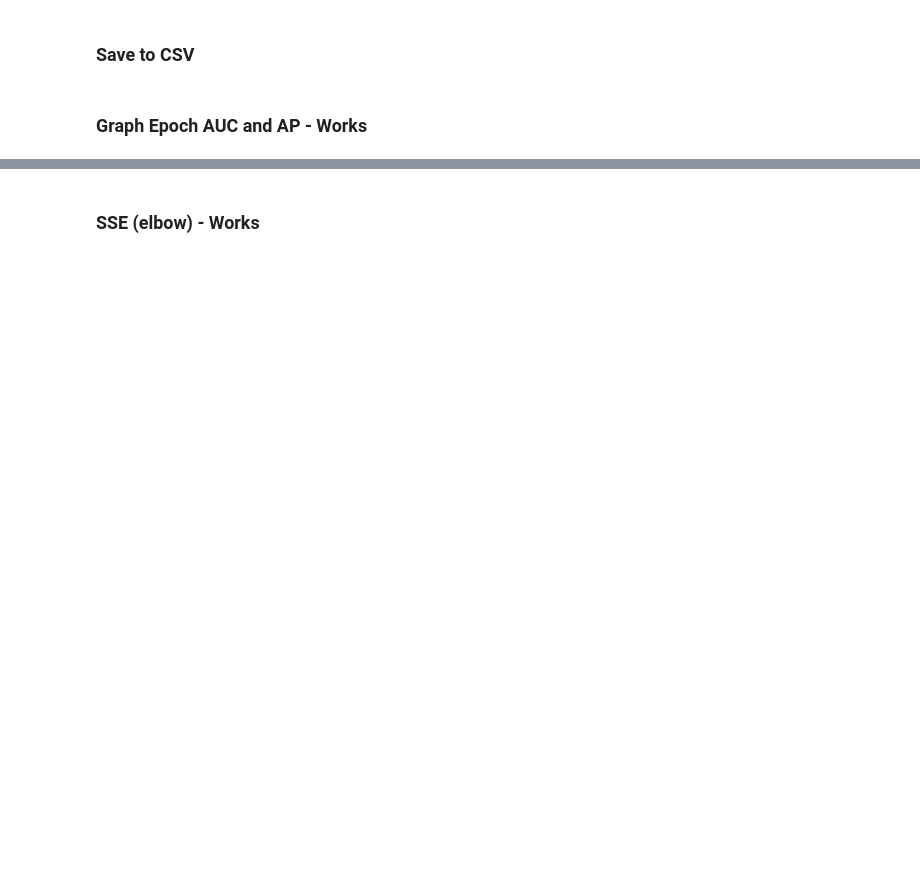
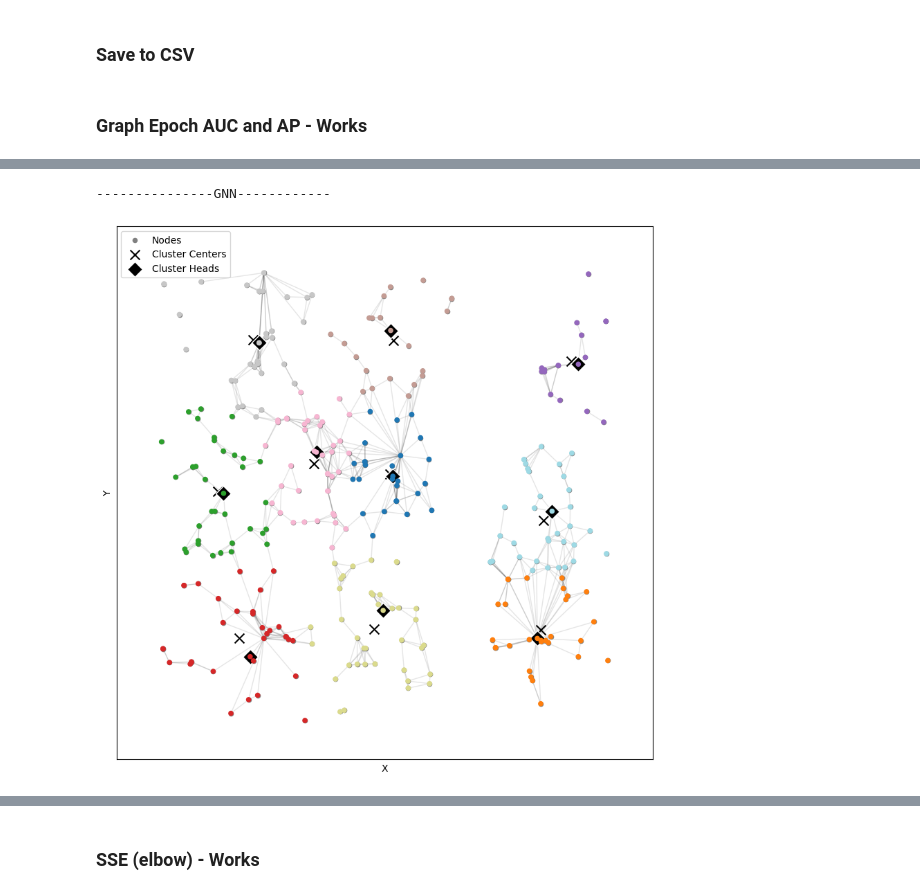
Before and after one commit to jegraham/1-GNN-Clustering, a Jupyter notebook: Simplified_Graham,_Jessica_GAE_Clustering_Phase_1_KMeans.ipynb, the cells around one changed output, grey strips where cells are left out. Saved outputs shown, nothing was run; the diff lists cells and outputs as text; code cells hidden in the pictures; blank space fills up the shorter version.

```diff
--- a/Simplified_Graham,_Jessica_GAE_Clustering_Phase_1_KMeans.ipynb
+++ b/Simplified_Graham,_Jessica_GAE_Clustering_Phase_1_KMeans.ipynb
@@ -648,0 +670,39 @@ NameError: ignored
+# %%
+print("---------------GNN (Latent Space Data) ------------")
+gnn_cluster_head_indices = []
+
+## ATTENTION- GNN CLUSTER CENTERS ARE ON LATENT SPACE AND CANNOT BE USED AS IT IS! CLUSTER CENTER AND HEAD ARE WRONG
+gnn_distances_to_centers = cdist(gnn_X, gnn_cluster_centers[:, :2])
+
+for i in range(num_clusters):
+    gnn_cluster_data_indices = np.where(gnn_labels == i)[0]
+    gnn_distances_to_center = gnn_distances_to_centers[gnn_cluster_data_indices, i]
+    gnn_cluster_head_index = gnn_cluster_data_indices[np.argmin(gnn_distances_to_center)]
+    gnn_cluster_head_indices.append(gnn_cluster_head_index)
+
+# Create a single figure and axis
+fig, ax = plt.subplots(figsize=(10, 10))
+nx.draw_networkx_edges(gnn_G, gnn_pos, alpha=0.1, ax=ax)
+gnn_scatter = ax.scatter(gnn_X[:, 0], gnn_X[:, 1], s=20, color='grey', label='Nodes')
+nx.draw_networkx_nodes(gnn_G, gnn_pos, cmap=plt.get_cmap('tab20'), node_color=gnn_labels, node_size=20, ax=ax)
+
+# Calculate and plot cluster centers
+gnn_cluster_centers = []
+for i in range(num_clusters):
+    gnn_cluster_data_indices = np.where(gnn_labels == i)[0]
+    gnn_cluster_center = np.mean(gnn_X[gnn_cluster_data_indices], axis=0)
+    gnn_cluster_centers.append(gnn_cluster_center)
+gnn_cluster_centers = np.array(gnn_cluster_centers)
+
+cluster_scatter = ax.scatter(gnn_cluster_centers[:, 0], gnn_cluster_centers[:, 1], marker='x', s=100, c='black', label='Cluster Centers')
+
+gnn_cluster_head_x = [gnn_X[i][0] for i in gnn_cluster_head_indices]
+gnn_cluster_head_y = [gnn_X[i][1] for i in gnn_cluster_head_indices]
+cluster_head_scatter = ax.scatter(gnn_cluster_head_x, gnn_cluster_head_y, marker='D', s=125, c='black', edgecolors='white', linewidth=1, label='Cluster Heads')
+ax.set_xlabel('X')
+ax.set_ylabel('Y')
+ax.set
+ax.legend(handles=[gnn_scatter, cluster_scatter, cluster_head_scatter])
+plt.savefig(f'{folder_path}{run_id}_{version}-cluster-centers-node-features-gnn', format='eps', dpi=300)
+plt.show()
+# %% [output]
@@ -648,0 +710,2 @@ NameError: ignored
+---------------GNN------------
+[figure, added]
```
Also changed, not shown: parts of 67 cells of this notebook.
